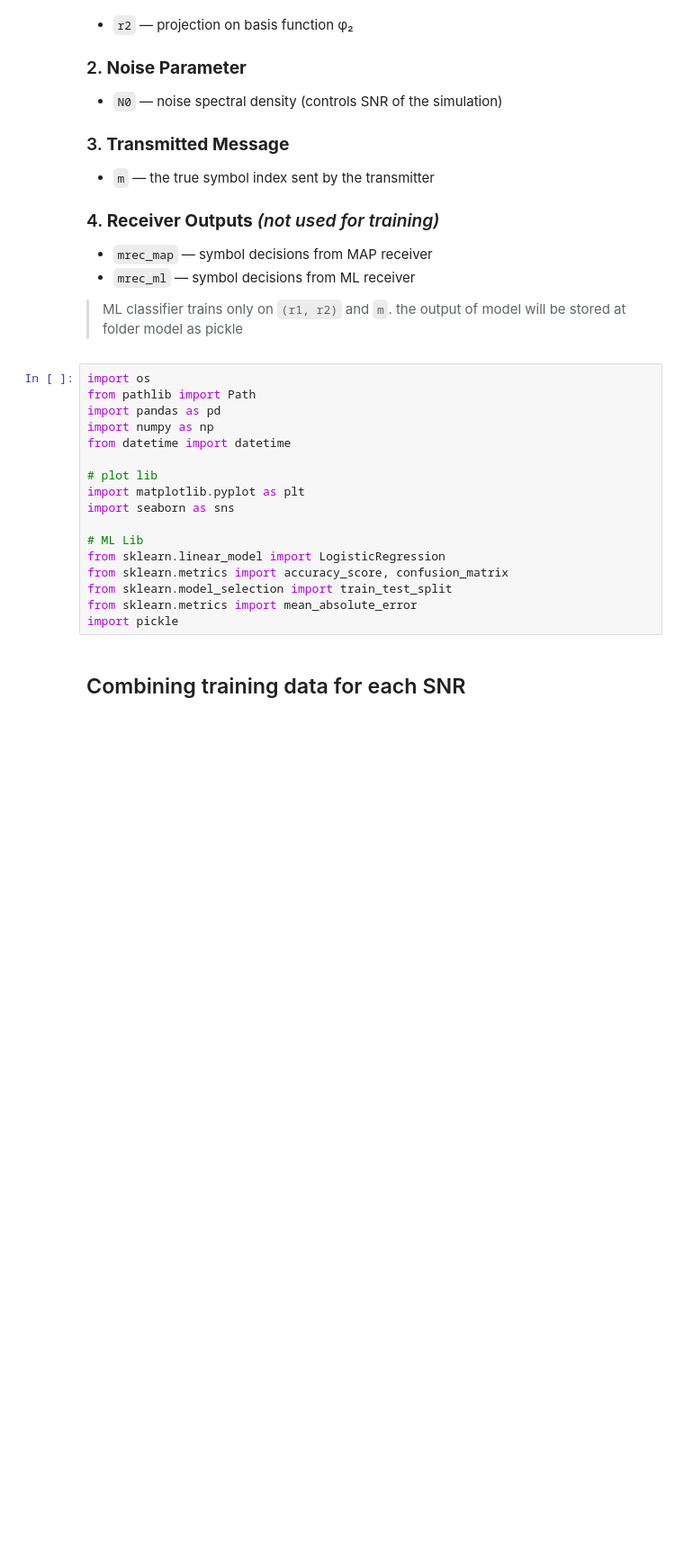
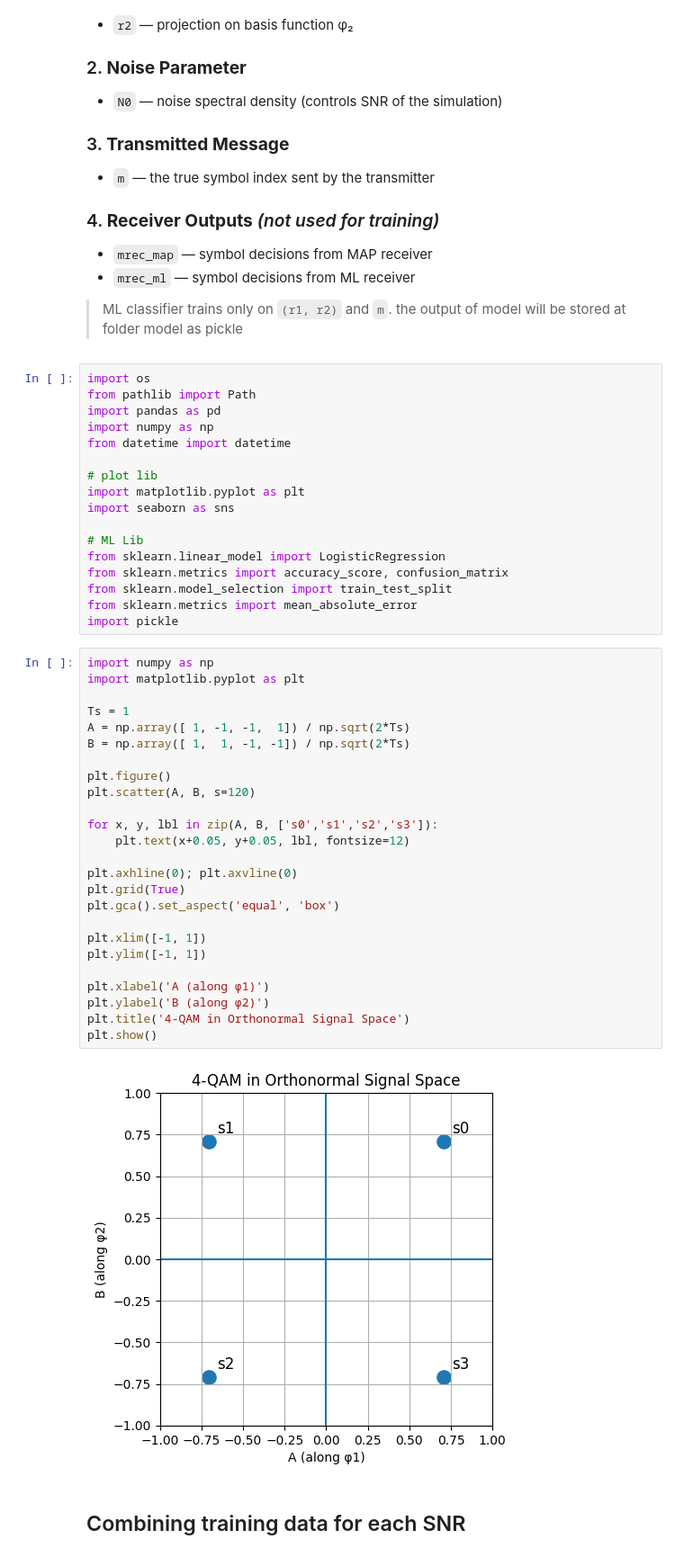
Before and after one commit to mhdhilmi27/map-ml-detector-benchmark, a Jupyter notebook: jupyter_notebook/model_training.ipynb, the cells around one changed output. Shown: that part at 90% size. Drawn from its saved outputs; the diff is of its cells as text; blank space fills up the shorter version.

```diff
--- a/jupyter_notebook/model_training.ipynb
+++ b/jupyter_notebook/model_training.ipynb
@@ -37,6 +37,33 @@ from sklearn.metrics import accuracy_score, confusion_matrix
 from sklearn.model_selection import train_test_split
 from sklearn.metrics import mean_absolute_error
 import pickle
+# %%
+import numpy as np
+import matplotlib.pyplot as plt
+
+Ts = 1
+A = np.array([ 1, -1, -1,  1]) / np.sqrt(2*Ts)
+B = np.array([ 1,  1, -1, -1]) / np.sqrt(2*Ts)
+
+plt.figure()
+plt.scatter(A, B, s=120)
+
+for x, y, lbl in zip(A, B, ['s0','s1','s2','s3']):
+    plt.text(x+0.05, y+0.05, lbl, fontsize=12)
+
+plt.axhline(0); plt.axvline(0)
+plt.grid(True)
+plt.gca().set_aspect('equal', 'box')
+
+plt.xlim([-1, 1])
+plt.ylim([-1, 1])
+
+plt.xlabel('A (along φ1)')
+plt.ylabel('B (along φ2)')
+plt.title('4-QAM in Orthonormal Signal Space')
+plt.show()
+# %% [output]
+[figure, added]
 # %% [markdown]
 ## Combining training data for each SNR
 # %%
```
Also changed, not shown: 11 other files.
